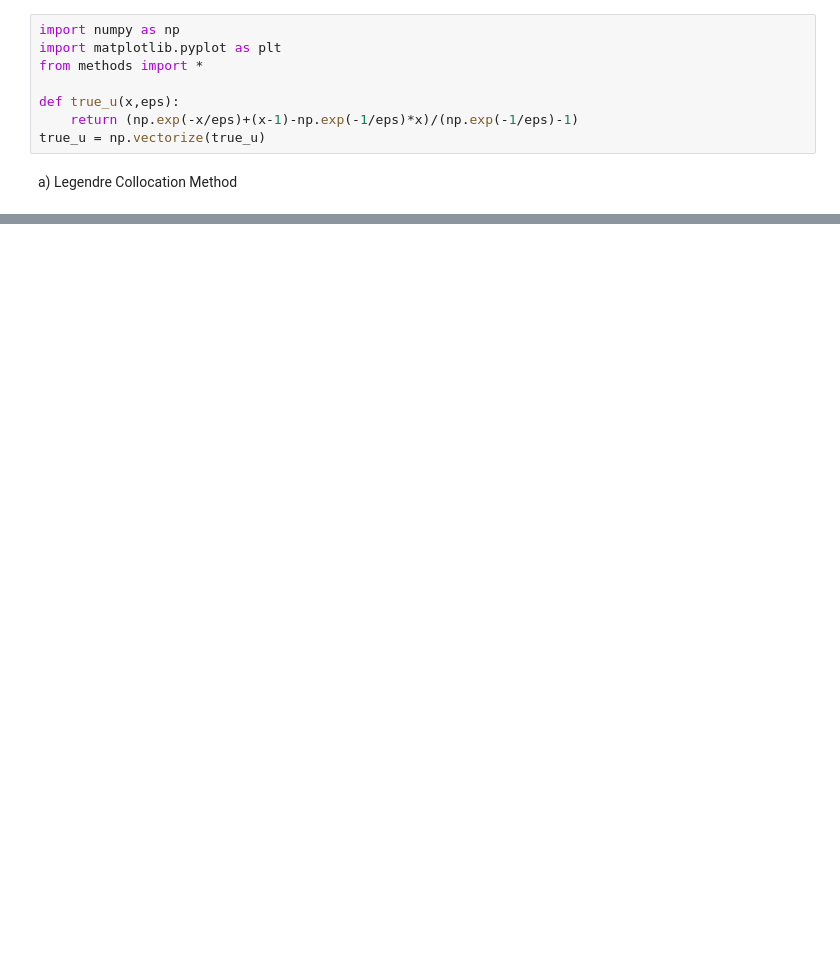
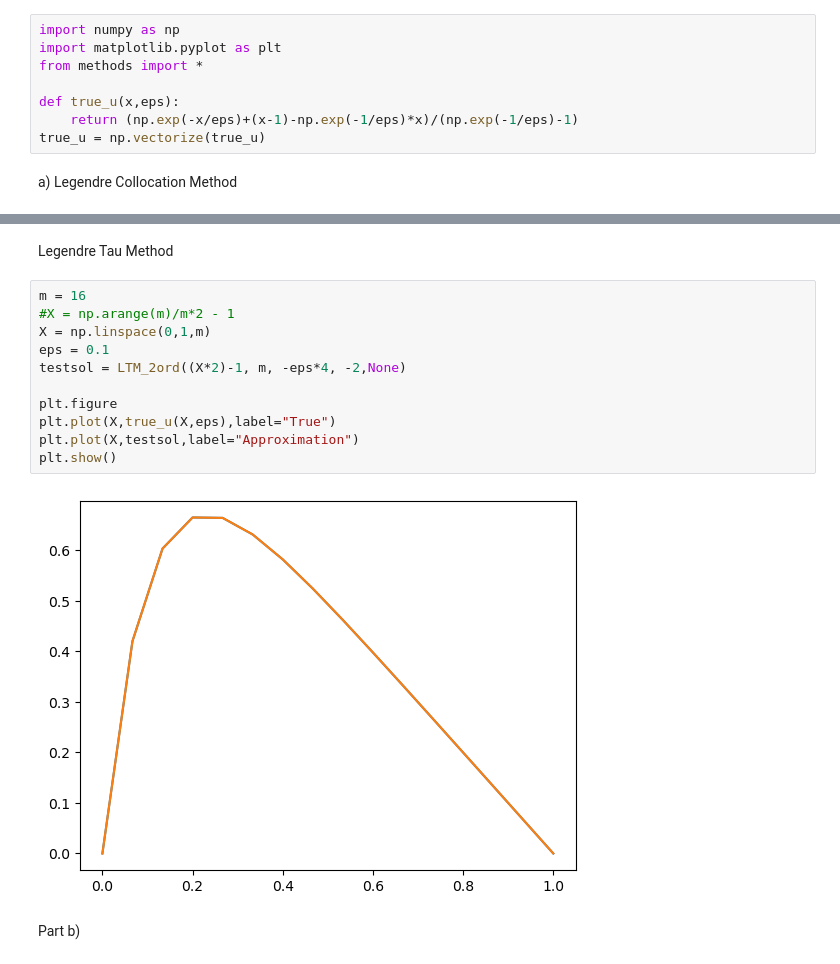
Before and after one commit to deding2000/02689_Assignments, a Jupyter notebook: christian_ass2_p1.ipynb, the cells around one changed output, grey strips where cells are left out. Cells and saved outputs as stored; diff of their text form; blank space fills up the shorter version.

```diff
--- a/christian_ass2_p1.ipynb
+++ b/christian_ass2_p1.ipynb
@@ -47,0 +50,17 @@ Text(0, 0.5, 'Relative error')
+# %% [markdown]
+Legendre Tau Method
+# %%
+m = 16
+#X = np.arange(m)/m*2 - 1
+X = np.linspace(0,1,m)
+eps = 0.1
+testsol = LTM_2ord((X*2)-1, m, -eps*4, -2,None)
+
+plt.figure
+plt.plot(X,true_u(X,eps),label="True")
+plt.plot(X,testsol,label="Approximation")
+plt.show()
+# %% [output]
+[figure, added]
+# %% [markdown]
+Part b)
```
Also changed, not shown: parts of 2 cells of this notebook, 1 other file.
